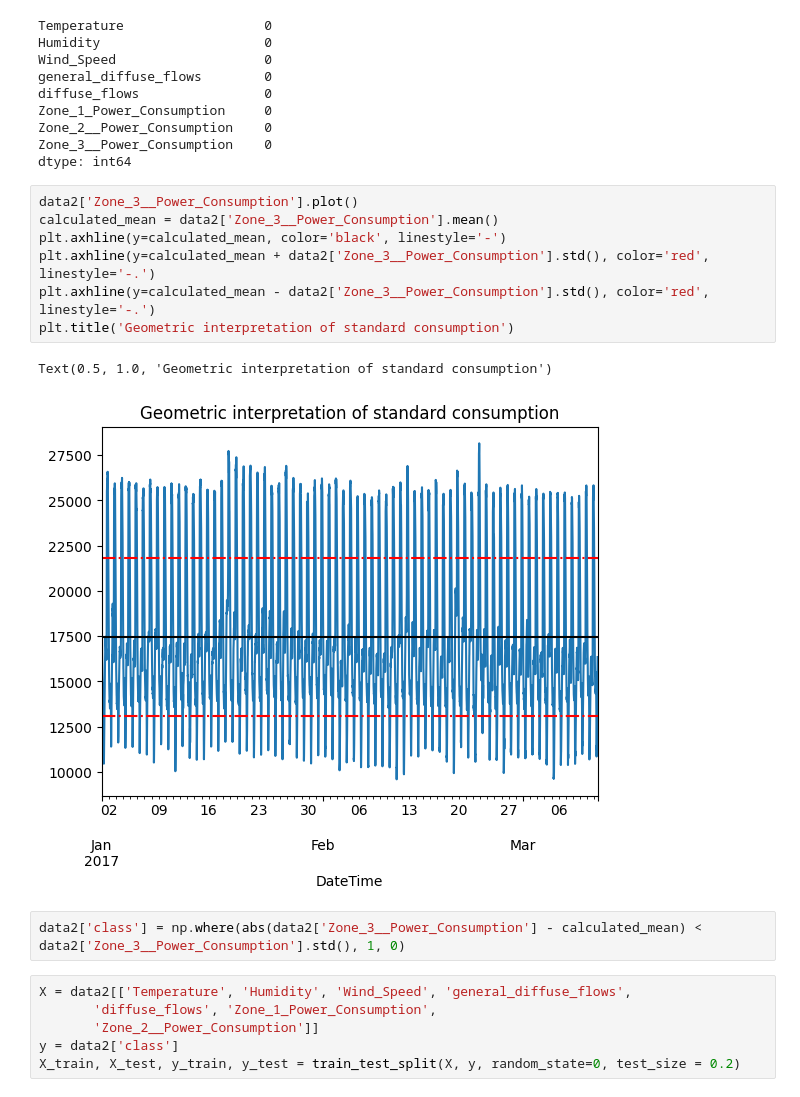
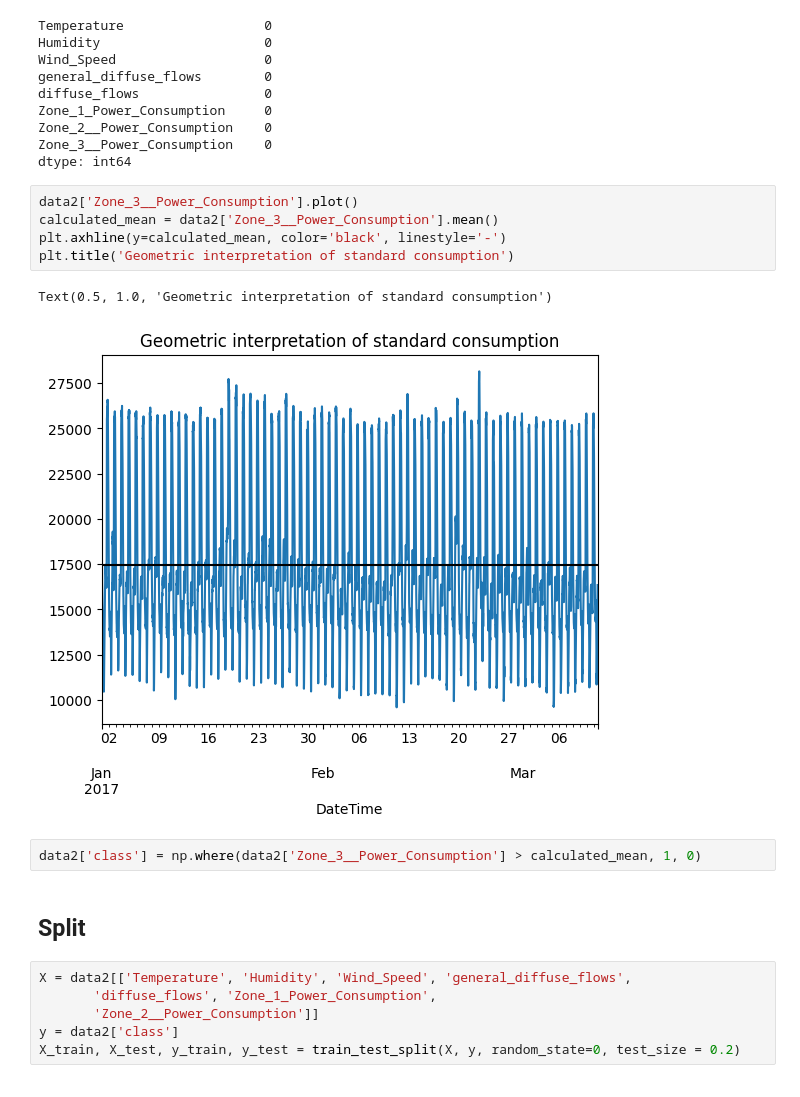
Before and after one commit to wojtas000/Advanced_Machine_Learning, a Jupyter notebook: datasets.ipynb, the cells around one changed output. Drawn from its saved outputs; the diff is of its cells as text.

```diff
--- a/datasets.ipynb
+++ b/datasets.ipynb
@@ -190,15 +190,15 @@ dtype: int64
 # %%
 data2['Zone_3__Power_Consumption'].plot()
 calculated_mean = data2['Zone_3__Power_Consumption'].mean()
 plt.axhline(y=calculated_mean, color='black', linestyle='-')
-plt.axhline(y=calculated_mean + data2['Zone_3__Power_Consumption'].std(), color='red', linestyle='-.')
-plt.axhline(y=calculated_mean - data2['Zone_3__Power_Consumption'].std(), color='red', linestyle='-.')
 plt.title('Geometric interpretation of standard consumption')
 # %% [output]
 Text(0.5, 1.0, 'Geometric interpretation of standard consumption')
-[figure, old version]
+[figure, new version]
 # %%
-data2['class'] = np.where(abs(data2['Zone_3__Power_Consumption'] - calculated_mean) < data2['Zone_3__Power_Consumption'].std(), 1, 0)
+data2['class'] = np.where(data2['Zone_3__Power_Consumption'] > calculated_mean, 1, 0)
+# %% [markdown]
+## Split
 # %%
 X = data2[['Temperature', 'Humidity', 'Wind_Speed', 'general_diffuse_flows',
        'diffuse_flows', 'Zone_1_Power_Consumption',
```
Also changed, not shown: parts of 13 cells of this notebook, 3 other files.
